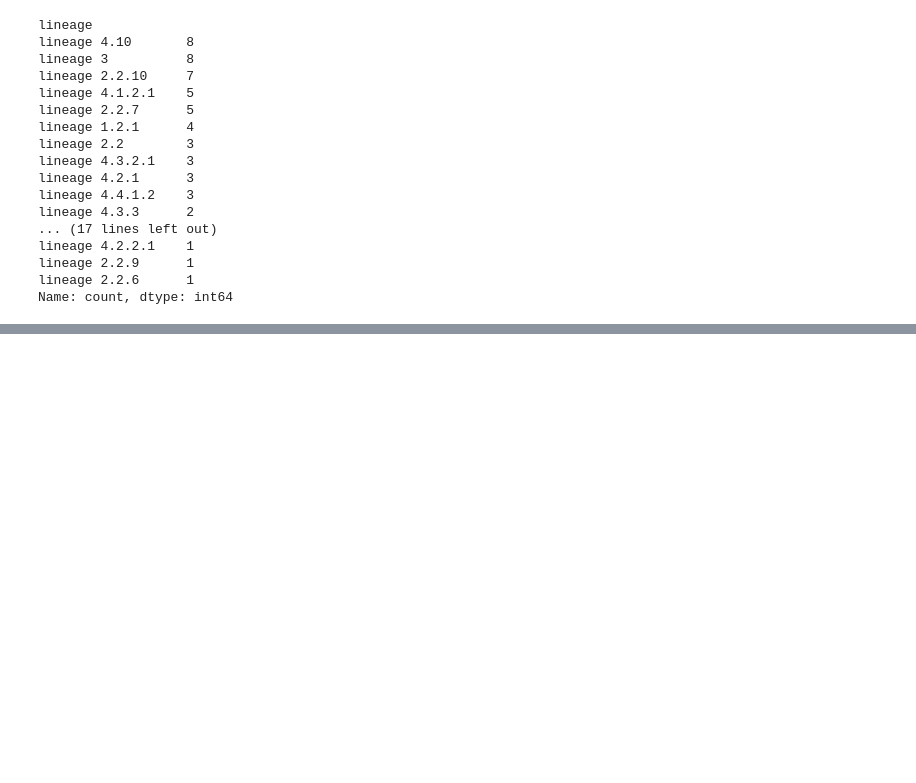
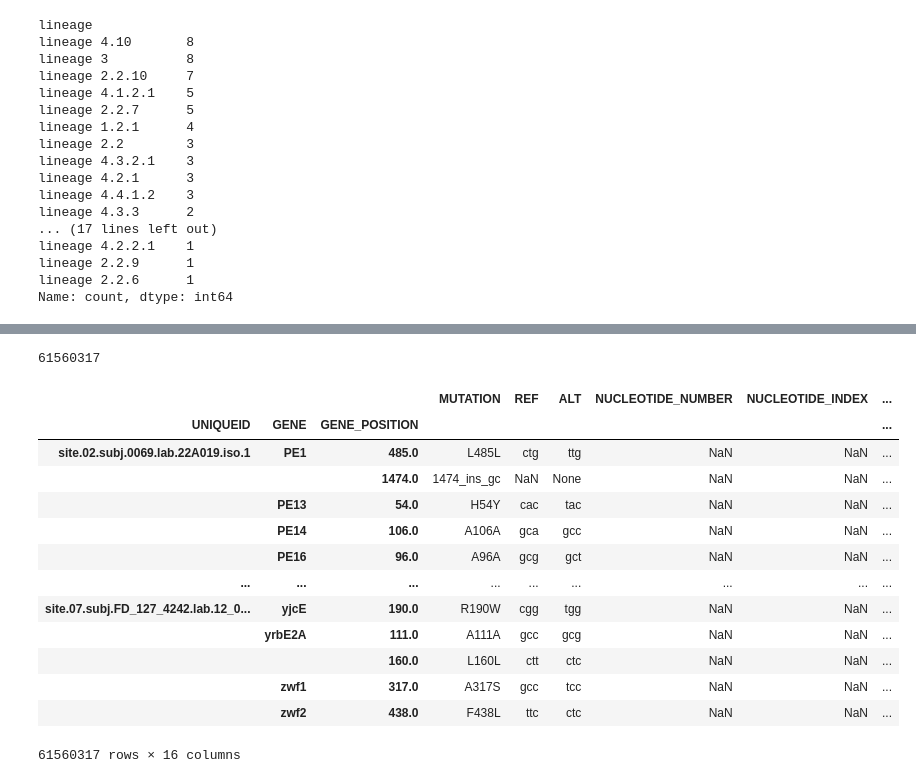
Before and after one commit to fowler-lab/pathogena-analysis-tools, a Jupyter notebook: parse.ipynb, the cells around one changed output, grey strips where cells are left out. Cells and saved outputs as stored; diff of their text form; code cells hidden in the pictures; blank space fills up the shorter version.

```diff
--- a/parse.ipynb
+++ b/parse.ipynb
@@ -226,0 +233,4 @@ Name: count, dtype: int64
+# %%
+variants.reset_index(inplace=True)
+# %%
+df = variants[['UNIQUEID', 'GENE', 'GENE_POSITION','COVERAGE']].groupby(['UNIQUEID', 'GENE', 'GENE_POSITION'], observed=True).max()
@@ -226,0 +269,22 @@ Name: count, dtype: int64
+# %%
+len(mutations)
+# %% [output]
+61560317
+# %%
+muts = mutations.join(df, how='left')
+muts
+# %% [output]
+|  |  |  | MUTATION | REF | ALT | NUCLEOTIDE_NUMBER | NUCLEOTIDE_INDEX | ... |
+| UNIQUEID | GENE | GENE_POSITION |  |  |  |  |  | ... |
+| site.02.subj.0069.lab.22A019.iso.1 | PE1 | 485.0 | L485L | ctg | ttg | NaN | NaN | ... |
+|  |  | 1474.0 | 1474_ins_gc | NaN | None | NaN | NaN | ... |
+|  | PE13 | 54.0 | H54Y | cac | tac | NaN | NaN | ... |
+|  | PE14 | 106.0 | A106A | gca | gcc | NaN | NaN | ... |
+|  | PE16 | 96.0 | A96A | gcg | gct | NaN | NaN | ... |
+| ... | ... | ... | ... | ... | ... | ... | ... | ... |
+| site.07.subj.FD_127_4242.lab.12_0... | yjcE | 190.0 | R190W | cgg | tgg | NaN | NaN | ... |
+|  | yrbE2A | 111.0 | A111A | gcc | gcg | NaN | NaN | ... |
+|  |  | 160.0 | L160L | ctt | ctc | NaN | NaN | ... |
+|  | zwf1 | 317.0 | A317S | gcc | tcc | NaN | NaN | ... |
+|  | zwf2 | 438.0 | F438L | ttc | ctc | NaN | NaN | ... |
+61560317 rows × 16 columns
```
Also changed, not shown: parts of 23 cells of this notebook, 1 other file.
